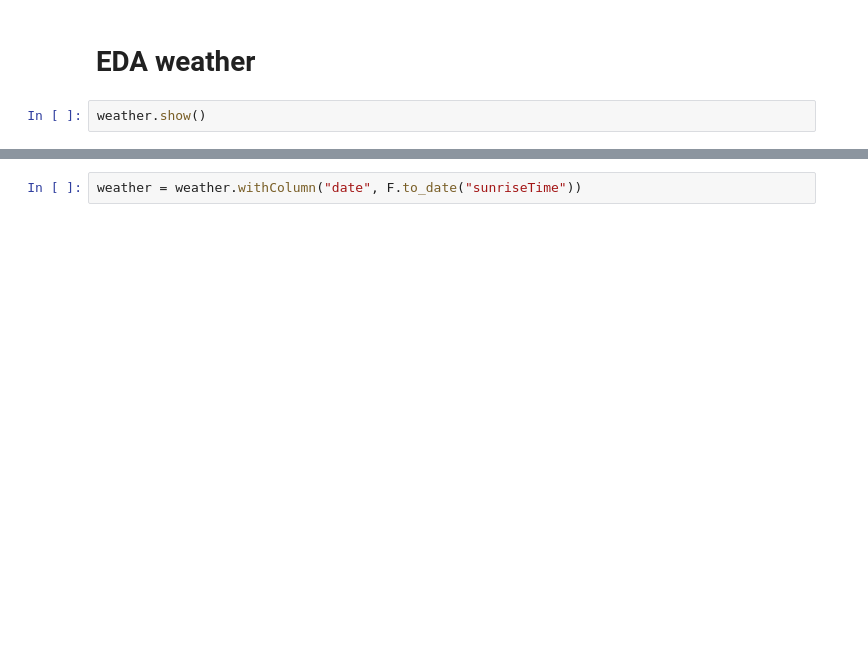
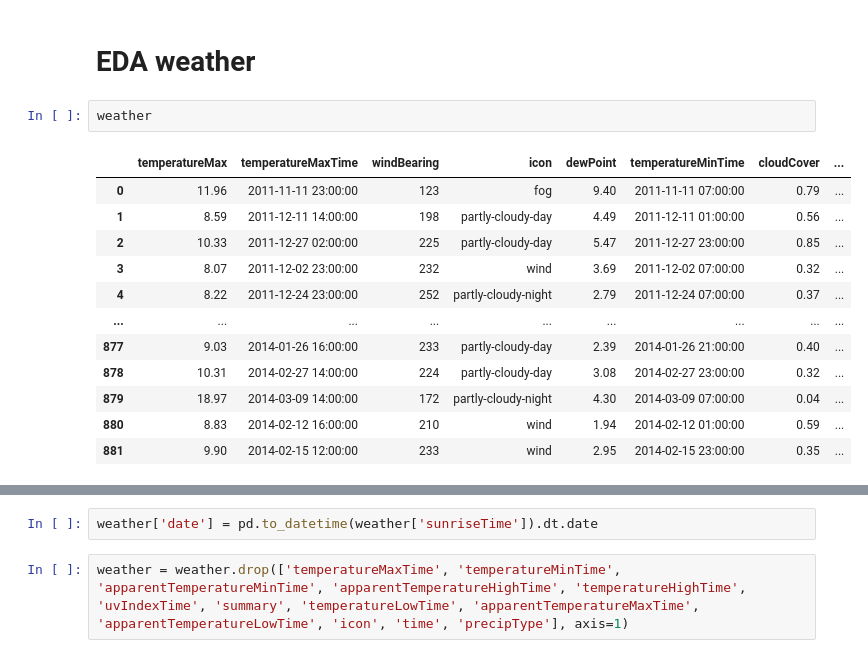
Before and after one commit to Hestia-Thesis/data_science, a Jupyter notebook: EDA.ipynb, the cells around one changed output, grey strips where cells are left out. Cells and saved outputs as stored; diff of their text form; blank space fills up the shorter version.

```diff
--- a/EDA.ipynb
+++ b/EDA.ipynb
@@ -269,5 +189,17 @@ energy_info = household_info.join(electricity_consumption, household_info.LCLid
 # %% [markdown]
 # EDA weather
 # %%
-weather.show()
+weather
 # %% [output]
+|  | temperatureMax | temperatureMaxTime | windBearing | icon | dewPoint | temperatureMinTime | cloudCover | ... |
+| 0 | 11.96 | 2011-11-11 23:00:00 | 123 | fog | 9.40 | 2011-11-11 07:00:00 | 0.79 | ... |
+| 1 | 8.59 | 2011-12-11 14:00:00 | 198 | partly-cloudy-day | 4.49 | 2011-12-11 01:00:00 | 0.56 | ... |
+| 2 | 10.33 | 2011-12-27 02:00:00 | 225 | partly-cloudy-day | 5.47 | 2011-12-27 23:00:00 | 0.85 | ... |
+| 3 | 8.07 | 2011-12-02 23:00:00 | 232 | wind | 3.69 | 2011-12-02 07:00:00 | 0.32 | ... |
+| 4 | 8.22 | 2011-12-24 23:00:00 | 252 | partly-cloudy-night | 2.79 | 2011-12-24 07:00:00 | 0.37 | ... |
+| ... | ... | ... | ... | ... | ... | ... | ... | ... |
+| 877 | 9.03 | 2014-01-26 16:00:00 | 233 | partly-cloudy-day | 2.39 | 2014-01-26 21:00:00 | 0.40 | ... |
+| 878 | 10.31 | 2014-02-27 14:00:00 | 224 | partly-cloudy-day | 3.08 | 2014-02-27 23:00:00 | 0.32 | ... |
+| 879 | 18.97 | 2014-03-09 14:00:00 | 172 | partly-cloudy-night | 4.30 | 2014-03-09 07:00:00 | 0.04 | ... |
+| 880 | 8.83 | 2014-02-12 16:00:00 | 210 | wind | 1.94 | 2014-02-12 01:00:00 | 0.59 | ... |
+| 881 | 9.90 | 2014-02-15 12:00:00 | 233 | wind | 2.95 | 2014-02-15 23:00:00 | 0.35 | ... |
@@ -291,5 +207,7 @@ only showing top 20 rows
-# %%
-weather = weather.withColumn("date", F.to_date("sunriseTime"))
+# %%
+weather['date'] = pd.to_datetime(weather['sunriseTime']).dt.date
+# %%
+weather = weather.drop(['temperatureMaxTime', 'temperatureMinTime', 'apparentTemperatureMinTime', 'apparentTemperatureHighTime', 'temperatureHighTime', 'uvIndexTime', 'summary', 'temperatureLowTime', 'apparentTemperatureMaxTime', 'apparentTemperatureLowTime', 'icon', 'time', 'precipType'], axis=1)
 # %%
 weather.columns
 # %% [output]
```
Also changed, not shown: parts of 52 cells of this notebook, 2 other files.
